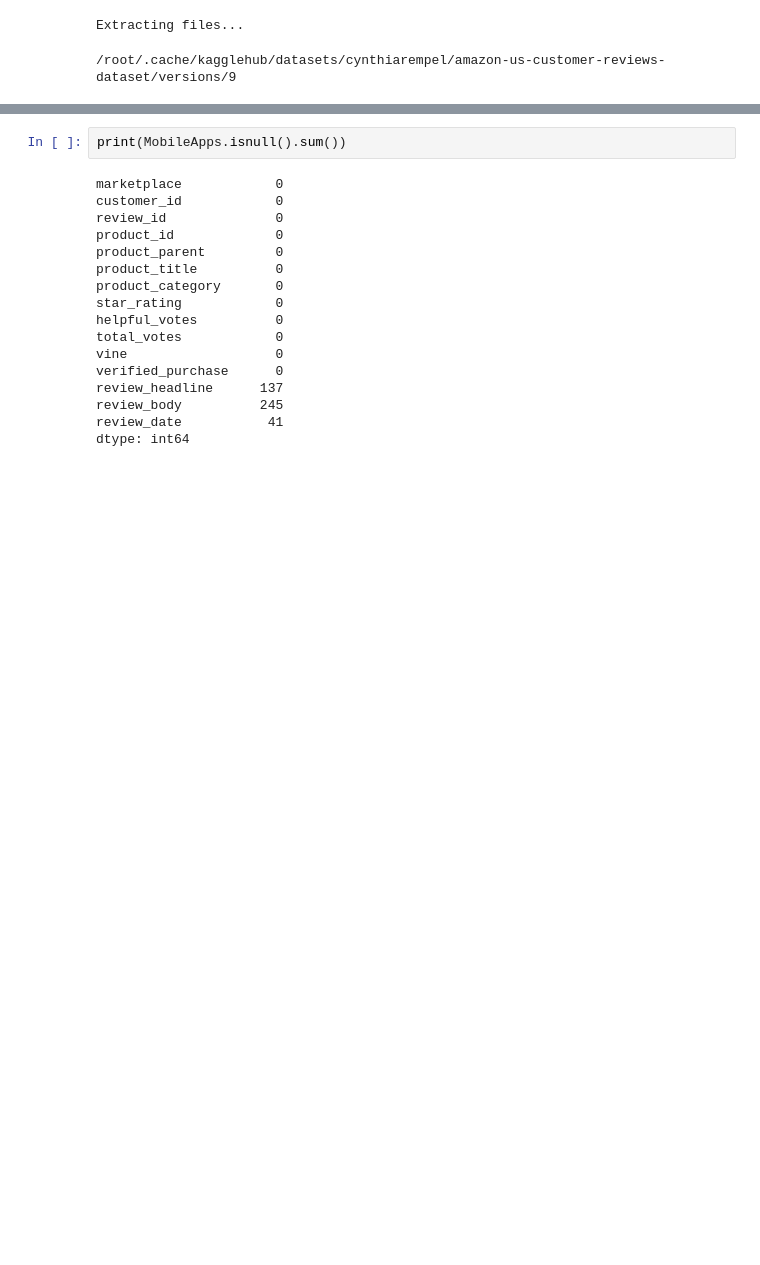
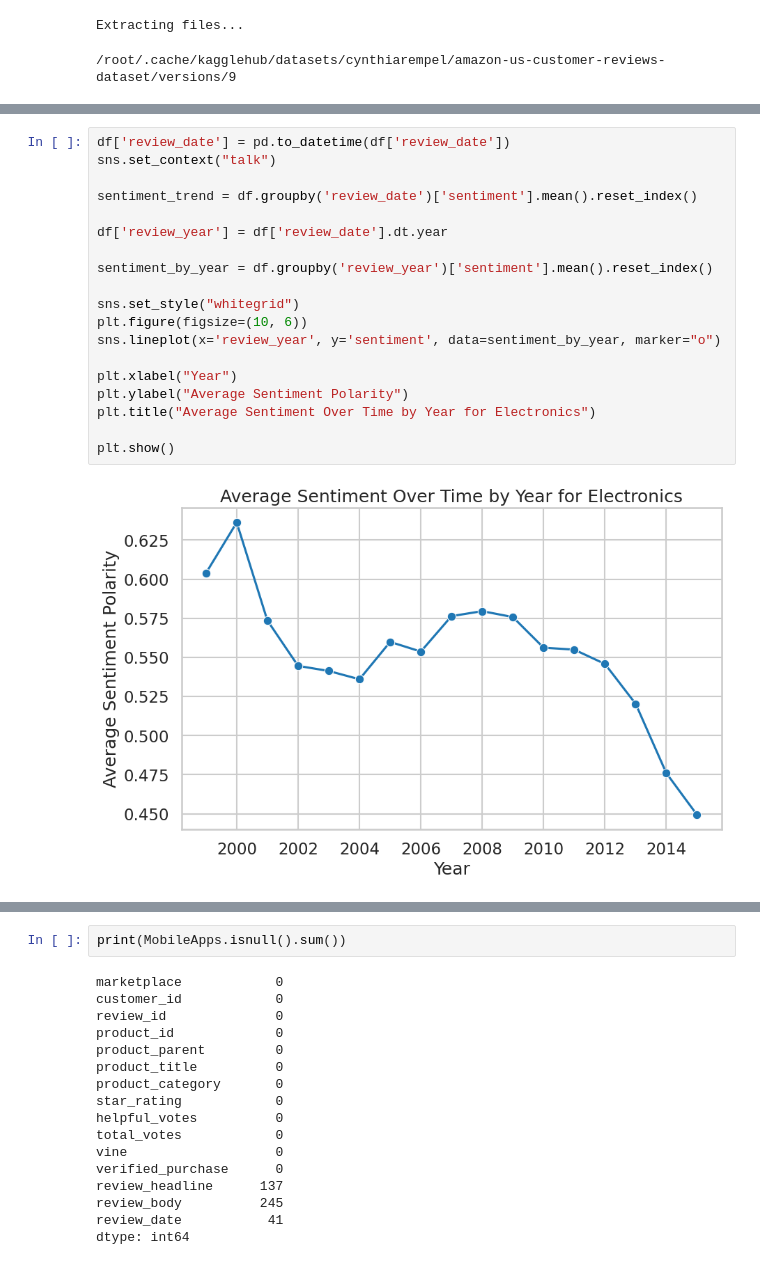
Before and after one commit to hersheyk/CSC-369, a Jupyter notebook: AmazonAnalysis/AmazonEDA.ipynb, the cells around one changed output, grey strips where cells are left out. Drawn from its saved outputs; the diff is of its cells as text; blank space fills up the shorter version.

```diff
--- a/AmazonAnalysis/AmazonEDA.ipynb
+++ b/AmazonAnalysis/AmazonEDA.ipynb
@@ -121,0 +142,21 @@ plt.gca().spines[['top', 'right',]].set_visible(False)
+# %%
+df['review_date'] = pd.to_datetime(df['review_date'])
+sns.set_context("talk")
+
+sentiment_trend = df.groupby('review_date')['sentiment'].mean().reset_index()
+
+df['review_year'] = df['review_date'].dt.year
+
+sentiment_by_year = df.groupby('review_year')['sentiment'].mean().reset_index()
+
+sns.set_style("whitegrid")
+plt.figure(figsize=(10, 6))
+sns.lineplot(x='review_year', y='sentiment', data=sentiment_by_year, marker="o")
+
+plt.xlabel("Year")
+plt.ylabel("Average Sentiment Polarity")
+plt.title("Average Sentiment Over Time by Year for Electronics")
+
+plt.show()
+# %% [output]
+[figure, added]
```
Also changed, not shown: parts of 11 cells of this notebook, 1 other file.
